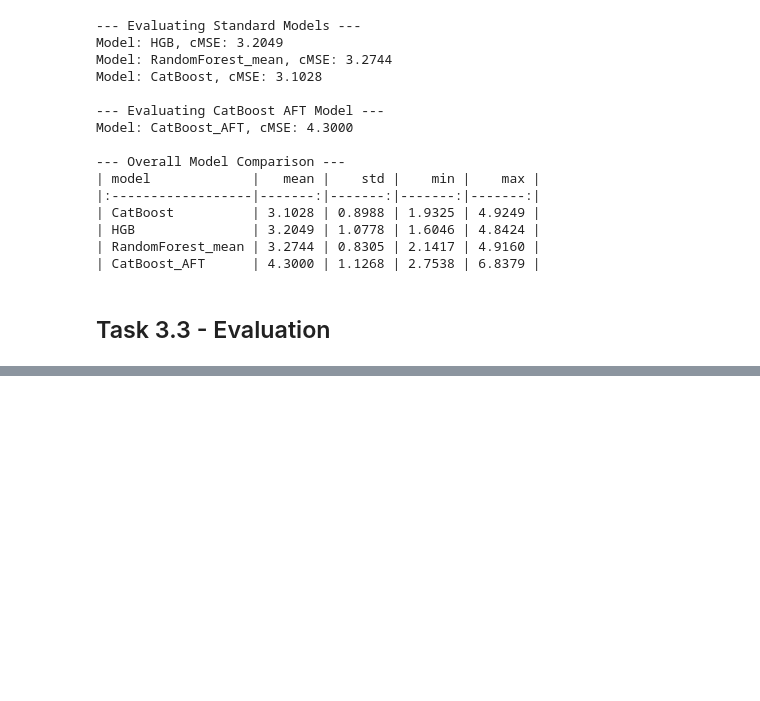
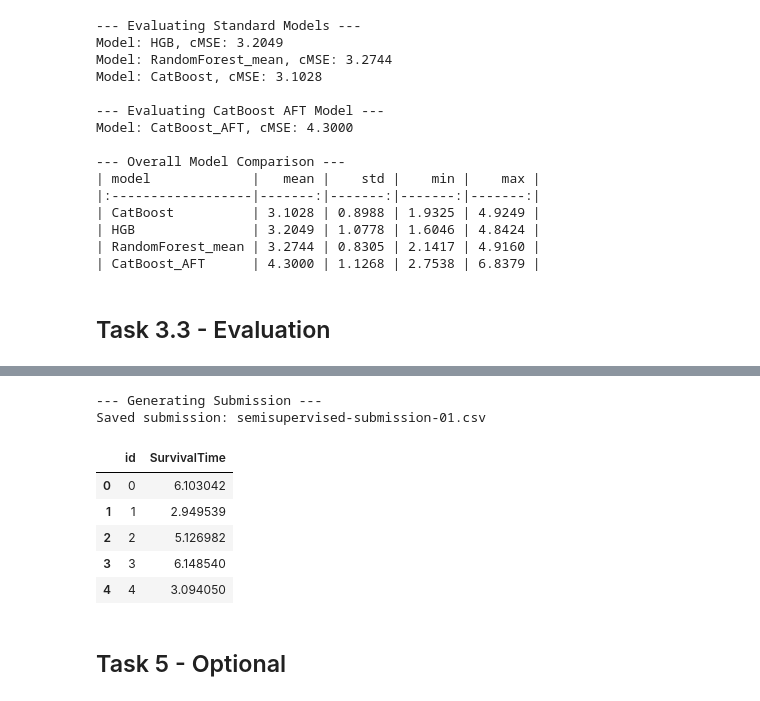
Before and after one commit to bsnabais-boop/AA_Assignment_2, a Jupyter notebook: assignment2.ipynb, the cells around one changed output, grey strips where cells are left out. Saved outputs shown, nothing was run; the diff lists cells and outputs as text; code cells hidden in the pictures; blank space fills up the shorter version.

```diff
--- a/assignment2.ipynb
+++ b/assignment2.ipynb
@@ -933,0 +1108,47 @@ Saved submission file: handle-missing-submission-02.csv
+# %%
+print("\n--- Generating Submission ---")
+
+# Prepare Test Data
+X_test_raw = test[feature_cols]
+
+# Depending on the which is the best model, this prepares the data accordingly
+if 'SSL Impute' in winner_row['Model Strategy']:
+    X_test_ready = ssl_imputer.transform(X_test_raw)
+    X_train_ready = X_labeled_ssl_imp
+    final_model_ssl = plot_model
+
+elif 'Isomap' in winner_row['Model Strategy']:
+    X_test_imp = ssl_imputer.transform(X_test_raw)
+    X_test_ready = X_test_imp
+    X_train_ready = X_labeled_ssl_imp
+    final_model_ssl = plot_model
+
+else:
+    X_test_ready = X_test_raw
+    X_train_ready = X_labeled
+    final_model_ssl = CatBoostRegressor(random_state=0, verbose=0, cat_features=cat_features_indices, iterations=300)
+
+final_model_ssl.fit(X_train_ready, y_labeled)
+
+preds_ssl = final_model_ssl.predict(X_test_ready)
+
+submission_ssl = pd.DataFrame({
+    'id': test['id'].values,
+    'SurvivalTime': preds_ssl
+})
+
+filename_ssl = 'semisupervised-submission-01.csv'
+submission_ssl.to_csv(filename_ssl, index=False)
+print(f"Saved submission: {filename_ssl}")
+display(submission_ssl.head())
+# %% [output]
+--- Generating Submission ---
+Saved submission: semisupervised-submission-01.csv
+|  | id | SurvivalTime |
+| 0 | 0 | 6.103042 |
+| 1 | 1 | 2.949539 |
+| 2 | 2 | 5.126982 |
+| 3 | 3 | 6.148540 |
+| 4 | 4 | 3.094050 |
+# %% [markdown]
+## Task 5 - Optional
```
Also changed, not shown: parts of 13 cells of this notebook, 2 other files.
